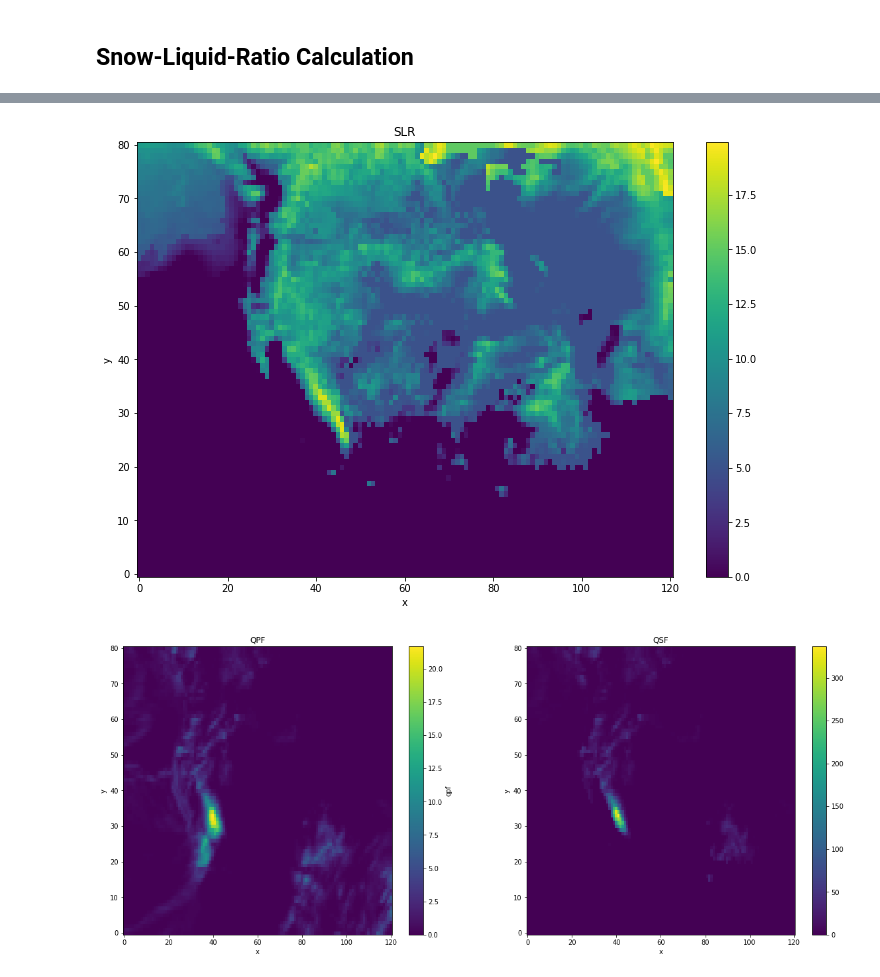
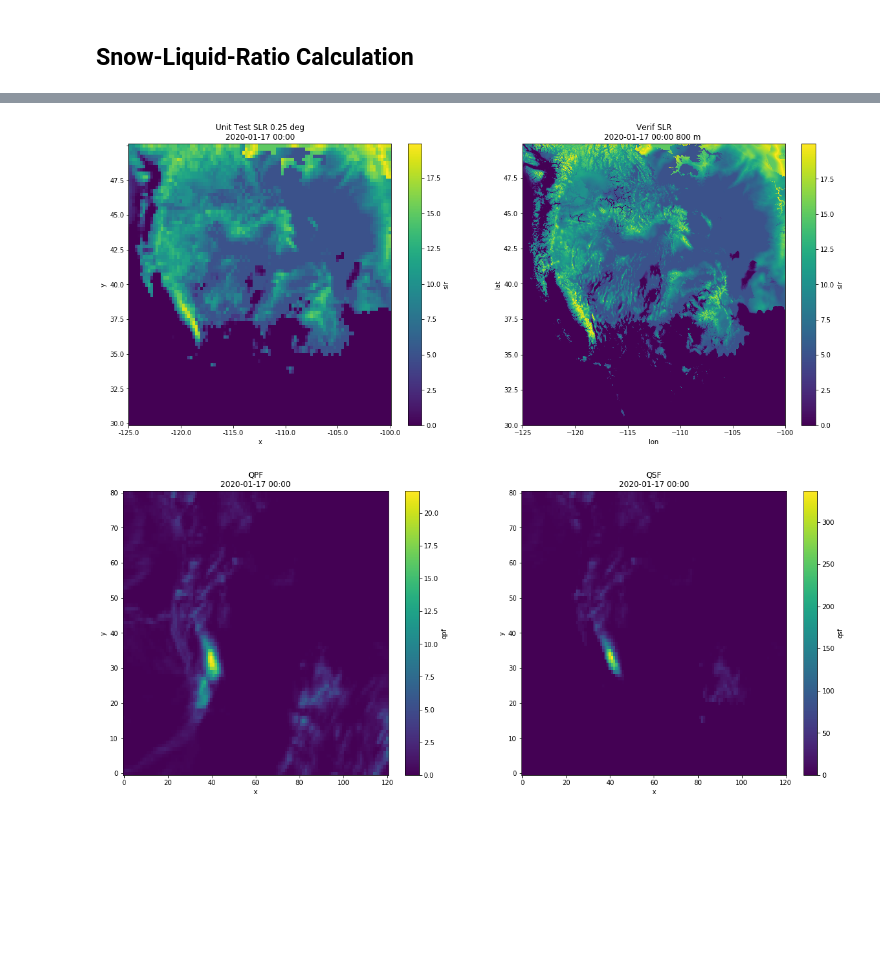
Before and after one commit to m-wessler/snow-liquid-ratio, a Jupyter notebook: WPC/SLRfuncs_UUtah2019_WPC.ipynb, the cells around one changed output, grey strips where cells are left out. Saved outputs shown, nothing was run; the diff lists cells and outputs as text; code cells hidden in the pictures; blank space fills up the shorter version.

```diff
--- a/WPC/SLRfuncs_UUtah2019_WPC.ipynb
+++ b/WPC/SLRfuncs_UUtah2019_WPC.ipynb
@@ -294,21 +317,25 @@ plt.show()
-# %%
-slr = calc_slr(tlayer, wbzh, data['orog'])
-
-fig, ax = plt.subplots(1, figsize=(12, 8), facecolor='w')
-slr.isel(time=i).plot(ax=ax)
-ax.set_title('SLR')
-plt.show()
-# %% [output]
-[figure, removed]
+# %%
+fig, ax = plt.subplots(1, 2, figsize=(20, 8), facecolor='w')
+idata['slr'].plot(ax=ax[0])
+verif['slr'].plot(ax=ax[1])
+
+ax[0].set_xlim(left=20)
+ax[0].set_xticks(np.linspace(20, 120, 6))
+ax[0].set_xticklabels(np.linspace(-125, -100, 6).astype(int))
+ax[0].set_yticks(np.linspace(0, 80, 9))
+ax[0].set_yticklabels(np.arange(30, 50, 2.5))
+
+ax[0].set_title('Unit Test SLR 0.25 deg\n%s'%time)
+ax[1].set_title('Verif SLR\n%s 800 m '%time)
+plt.show()
+# %% [output]
+[figure, added]
 # %%
-# Quantitative Snowfall Forecast (QPF * SLR)
-qsf = data['qpf'] * slr
-
 fig, ax = plt.subplots(1, 2, figsize=(20, 8), facecolor='w')
-data['qpf'].isel(time=i).plot(ax=ax[0])
-qsf.isel(time=i).plot(ax=ax[1])
-ax[0].set_title('QPF')
-ax[1].set_title('QSF')
+idata['qpf'].plot(ax=ax[0])
+idata['qsf'].plot(ax=ax[1])
+ax[0].set_title('QPF\n%s'%time)
+ax[1].set_title('QSF\n%s'%time)
 plt.show()
 # %% [output]
-[figure, old version]
+[figure, new version]
```
Also changed, not shown: parts of 13 cells of this notebook.
